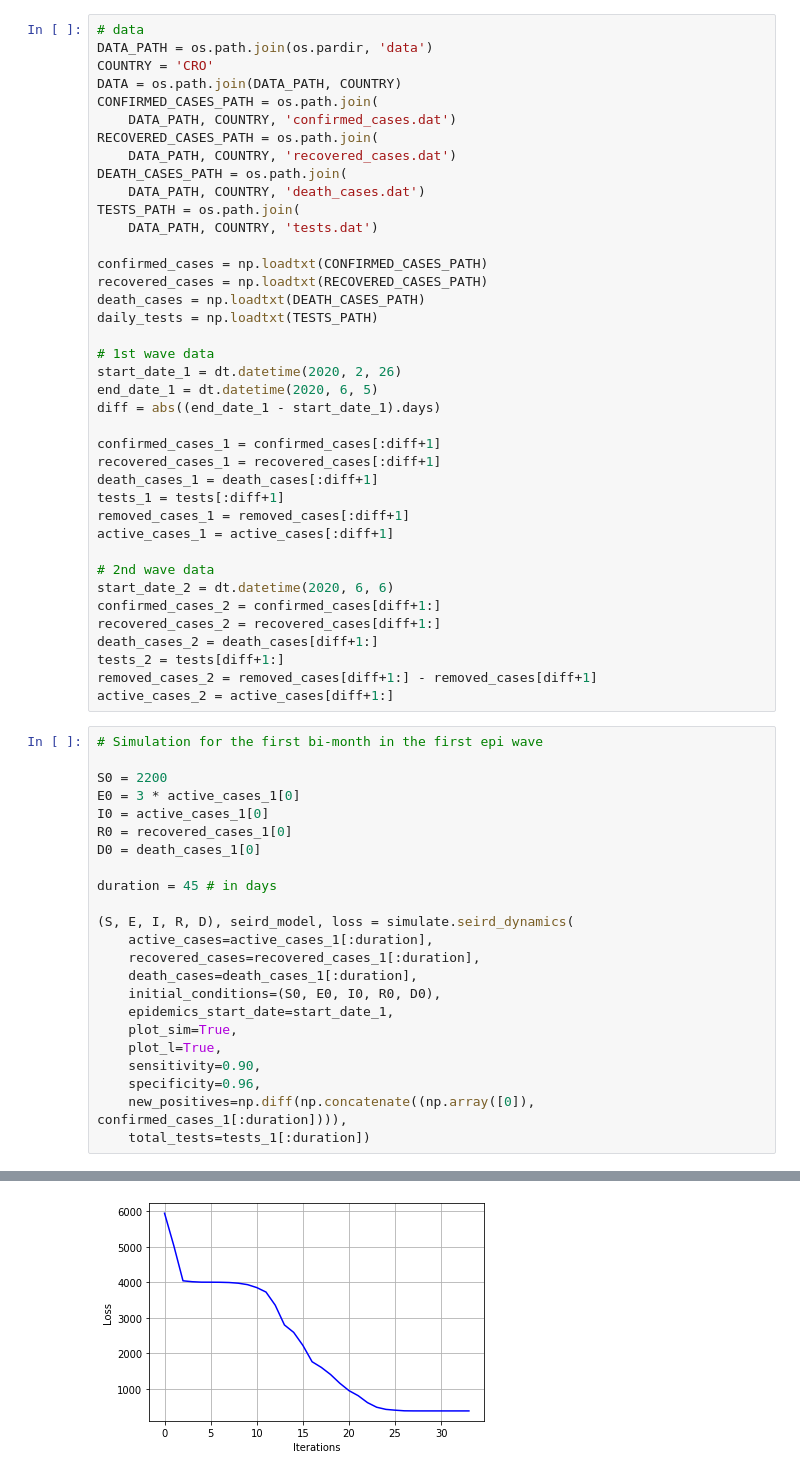
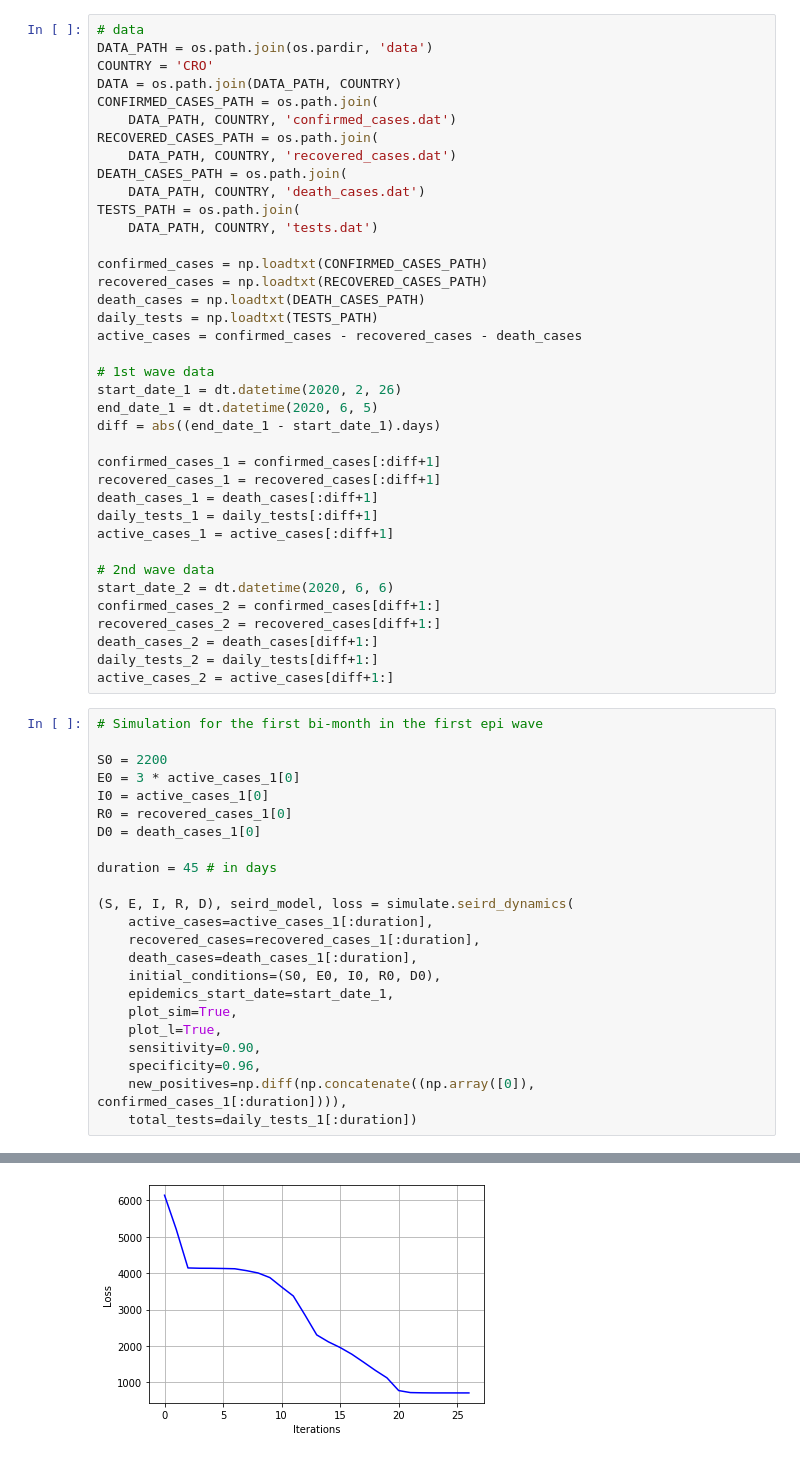
Before and after one commit to akapet00/coropy, a Jupyter notebook: sandbox/04-SEIRD-Simulation.ipynb, the cells around one changed output, grey strips where cells are left out. Cells and saved outputs as stored; diff of their text form.

```diff
--- a/sandbox/04-SEIRD-Simulation.ipynb
+++ b/sandbox/04-SEIRD-Simulation.ipynb
@@ -26,6 +24,7 @@ confirmed_cases = np.loadtxt(CONFIRMED_CASES_PATH)
 recovered_cases = np.loadtxt(RECOVERED_CASES_PATH)
 death_cases = np.loadtxt(DEATH_CASES_PATH)
 daily_tests = np.loadtxt(TESTS_PATH)
+active_cases = confirmed_cases - recovered_cases - death_cases
 
 # 1st wave data
 start_date_1 = dt.datetime(2020, 2, 26)
@@ -35,8 +34,7 @@ diff = abs((end_date_1 - start_date_1).days)
 confirmed_cases_1 = confirmed_cases[:diff+1]
 recovered_cases_1 = recovered_cases[:diff+1]
 death_cases_1 = death_cases[:diff+1]
-tests_1 = tests[:diff+1]
-removed_cases_1 = removed_cases[:diff+1]
+daily_tests_1 = daily_tests[:diff+1]
 active_cases_1 = active_cases[:diff+1]
 
 # 2nd wave data
@@ -44,8 +42,7 @@ start_date_2 = dt.datetime(2020, 6, 6)
 confirmed_cases_2 = confirmed_cases[diff+1:]
 recovered_cases_2 = recovered_cases[diff+1:]
 death_cases_2 = death_cases[diff+1:]
-tests_2 = tests[diff+1:]
-removed_cases_2 = removed_cases[diff+1:] - removed_cases[diff+1]
+daily_tests_2 = daily_tests[diff+1:]
 active_cases_2 = active_cases[diff+1:]
 # %%
 # Simulation for the first bi-month in the first epi wave
@@ -69,5 +66,5 @@ duration = 45 # in days
     sensitivity=0.90,
     specificity=0.96,
     new_positives=np.diff(np.concatenate((np.array([0]), confirmed_cases_1[:duration]))),
-    total_tests=tests_1[:duration])
+    total_tests=daily_tests_1[:duration])
 # %% [output]
@@ -75,4 +72,4 @@ duration = 45 # in days
-[figure, old version]
+[figure, new version]
 # %%
 n_days = 30 # days in future
 
```
Also changed, not shown: parts of 3 cells of this notebook, 6 other files.
